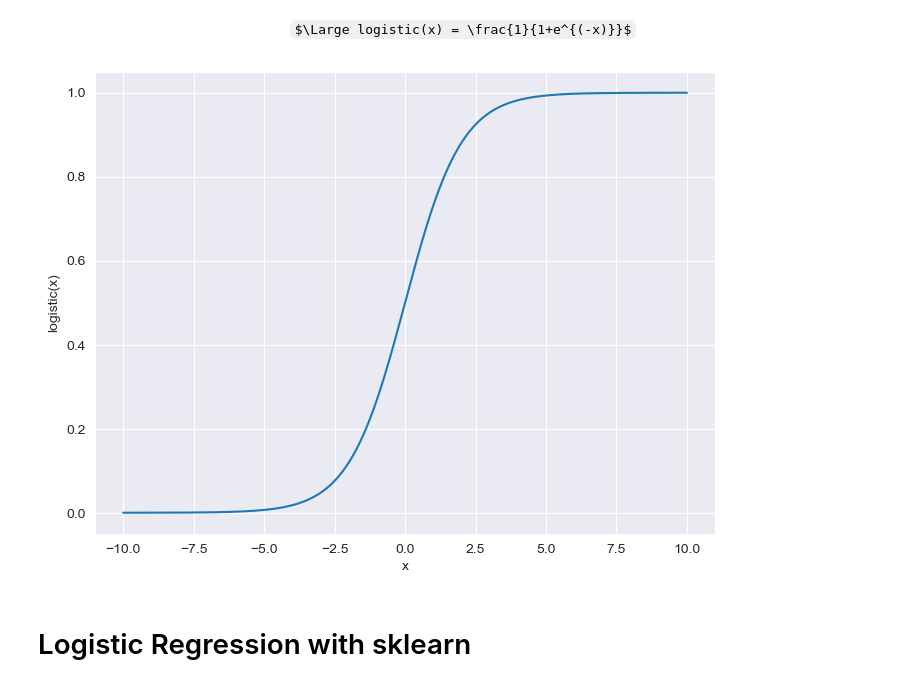
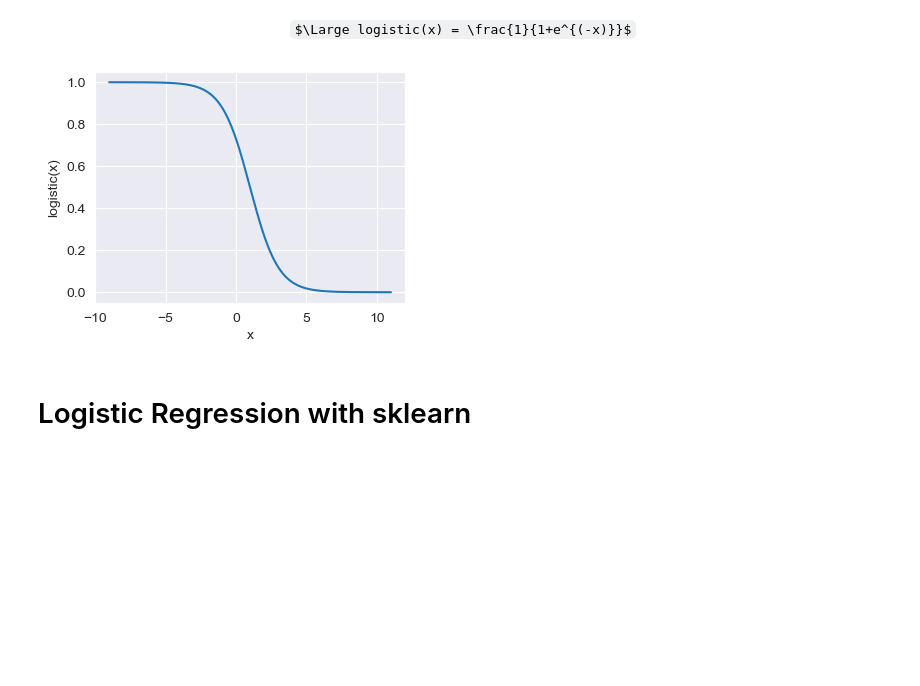
Before and after one commit to AndiCupallariCU/eods-f2023, a Jupyter notebook: notebooks/eods-week05-intro_to_machine_learning_models.ipynb, the cells around one changed output. Cells and saved outputs as stored; diff of their text form; code cells hidden in the pictures; some formulas as TeX source; blank space fills up the shorter version.

```diff
--- a/notebooks/eods-week05-intro_to_machine_learning_models.ipynb
+++ b/notebooks/eods-week05-intro_to_machine_learning_models.ipynb
@@ -753,13 +754,13 @@ sns.regplot(x=df_wine_2class.proline,y=df_wine_2class.target);
 # %%
 def logistic(x,w1=1,w0=0):
     return 1 / (1+np.exp(-(w0+w1*x)))
 
 x = np.linspace(-10,10,1000) # generate 1000 numbers evenly spaced between -10 and 10
-fig,ax = plt.subplots(1,1,figsize=(8,6))
-ax.plot(x,logistic(x));
+fig,ax = plt.subplots(1,1,figsize=(4,3))
+ax.plot(1-x,logistic(x));
 ax.set_xlabel('x');ax.set_ylabel('logistic(x)');
 # %% [output]
-[figure, old version]
+[figure, new version]
 # %% [markdown]
 # Logistic Regression with sklearn
 # %% [markdown]
```
Also changed, not shown: parts of 3 cells of this notebook, 5 other files.
